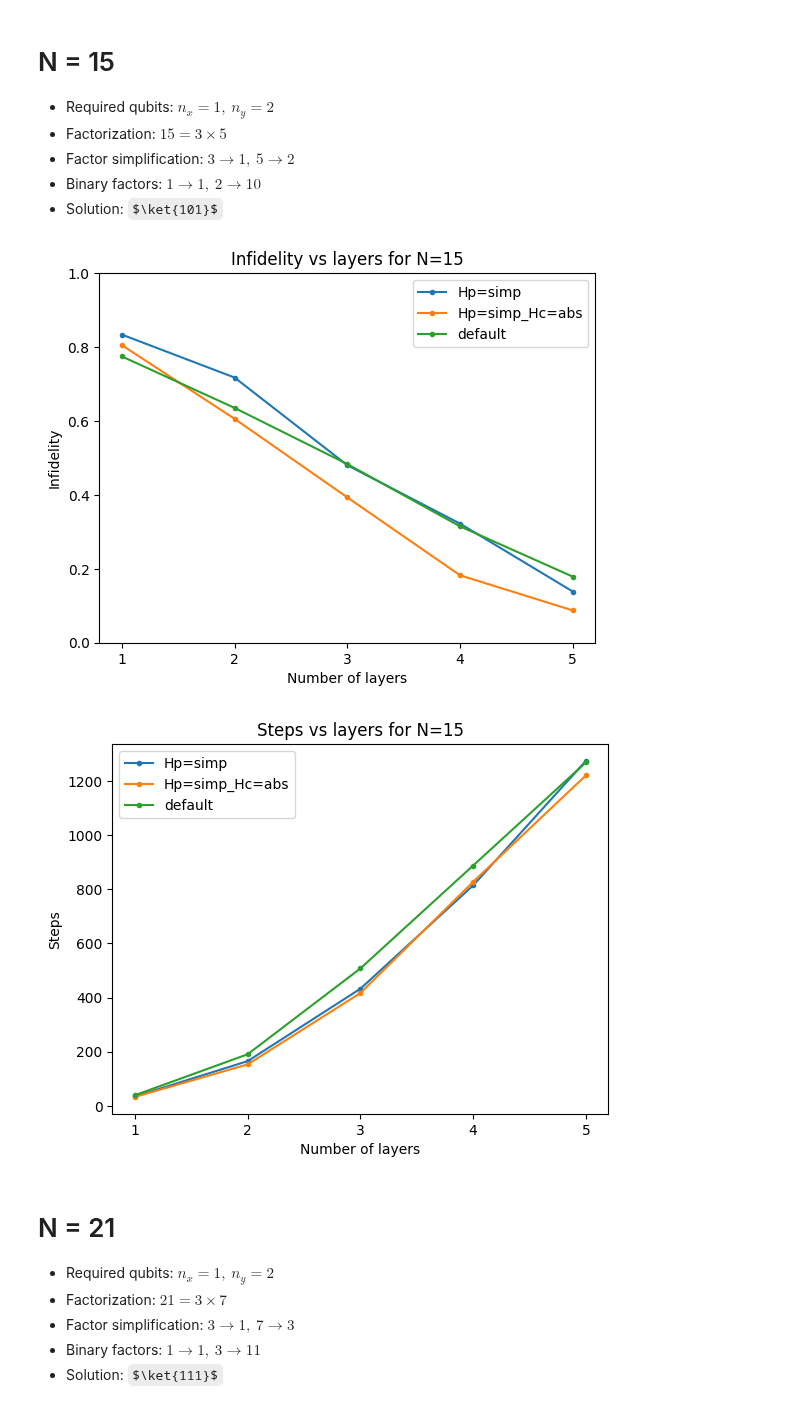
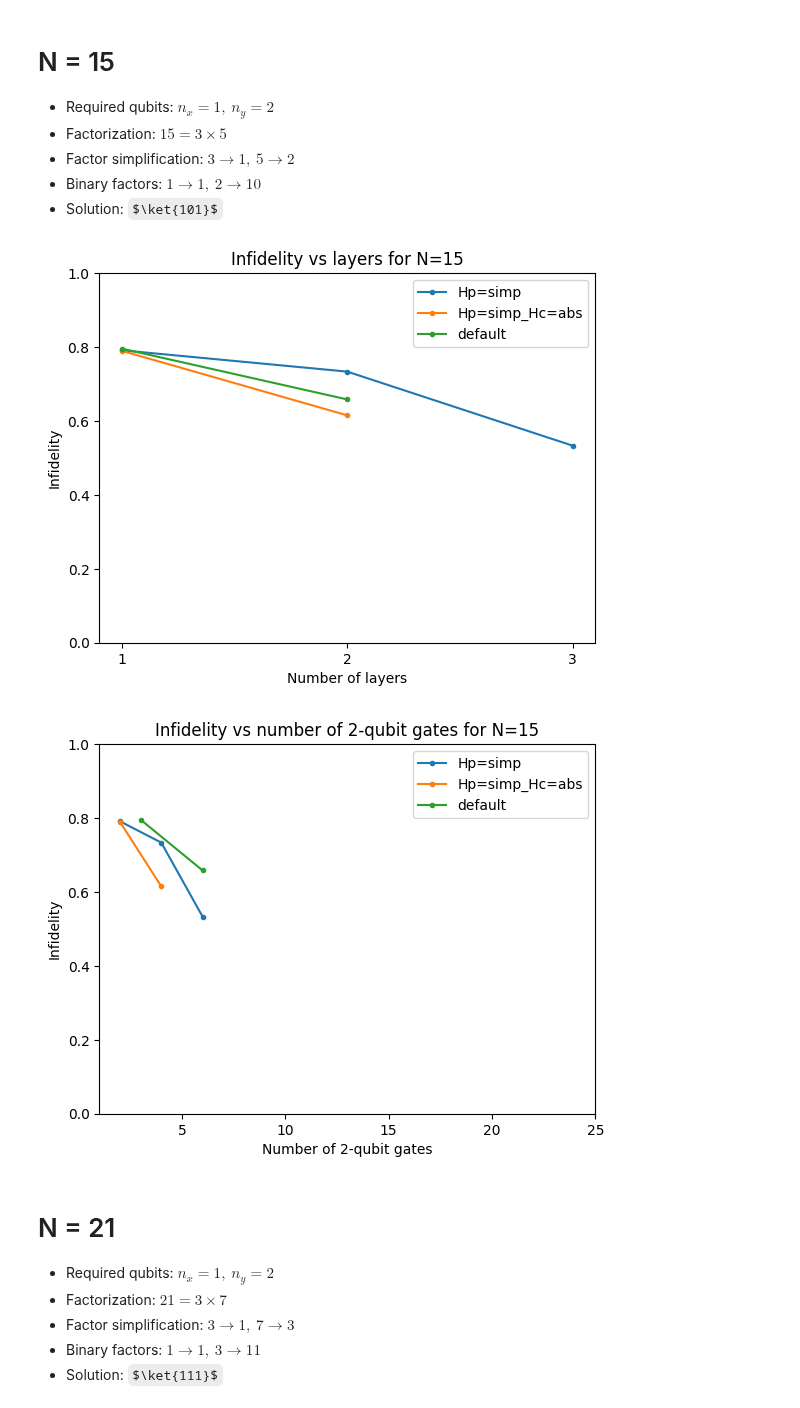
Before and after one commit to fpllcr/master-thesis, a Jupyter notebook: qaoa_factorization/notebooks/analysis.ipynb, the cells around one changed output. Cells and saved outputs as stored; diff of their text form; code cells hidden in the pictures; some formulas as TeX source.

```diff
--- a/qaoa_factorization/notebooks/analysis.ipynb
+++ b/qaoa_factorization/notebooks/analysis.ipynb
@@ -13,26 +13,30 @@ warnings.simplefilter(action='ignore', category=FutureWarning)
 def get_setup(experiment):
     return '_'.join(experiment.split('_')[2:])
 # %%
-experiment_names = os.listdir('experiments')
+experiment_names = [e.removesuffix('_conf.json') for e in os.listdir('experiments') if e.endswith('_conf.json')]
 experiment_configs = []
 experiment_results = []
 
 for experiment in experiment_names:
     try:
-        with open(f'experiments/{experiment}/{experiment}_conf.json', 'r') as f:
+        with open(f'experiments/{experiment}_conf.json', 'r') as f:
             conf = json.load(f)
             conf['experiment'] = experiment
             conf['setup'] = get_setup(experiment)
             experiment_configs.append(conf)
 
-        result_path = f'experiments/{experiment}/{experiment}_results.jsonl'
-        result_date = datetime.fromtimestamp(os.path.getmtime(result_path))
-        result = pd.read_json(result_path,lines=True)
-        result['experiment'] = experiment
-        result['modification_date'] = result_date
-        experiment_results.append(result)
+        experiment_result_files = os.listdir(f'experiments/results/{experiment}')
+
+        for result_file in experiment_result_files:
+            result_date = datetime.strptime(result_file.split('_')[-1].split('.json')[0], '%Y%m%d%H%M%S')
+            result = pd.read_json(f'experiments/results/{experiment}/{result_file}',lines=True)
+            result['experiment'] = experiment
+            result['modification_date'] = result_date
+            experiment_results.append(result)
     except:
         print(f'Error reading experiment {experiment}')
 
 experiment_configs = pd.DataFrame(experiment_configs)
 experiment_results = pd.concat(experiment_results)
+experiment_results['num_1qub_gates'] = experiment_results['gate_sizes'].apply(lambda d: d['1'])
+experiment_results['num_2qub_gates'] = experiment_results['gate_sizes'].apply(lambda d: d['2'])
@@ -43,6 +65,8 @@ experiment_results_agg = (
         .agg({
             'iter': 'count',
             'steps': ['mean', 'median', 'std', 'max', 'min'],
+            'num_gates': ['mean', 'median', 'std', 'max', 'min'],
+            'num_2qub_gates': ['mean', 'median', 'std', 'max', 'min'],
             'cost': ['mean', 'median', 'std'],
             'fidelity': ['mean', 'median', 'std', 'max', 'min']
         })
@@ -74,7 +101,7 @@ layers = df['layers'].unique()
 
 for setup in setups:
     df_s = df[df['setup']==setup]
-    plt.plot('layers', 'infidelity_mean', data=df_s, marker='.')
+    plt.plot('layers', 'infidelity_median', data=df_s, marker='.')
     plt.xticks(ticks=layers)
 
 plt.title(f'Infidelity vs layers for N={N}')
@@ -83,19 +110,21 @@ plt.ylabel('Infidelity')
 plt.ylim(0,1)
 plt.legend(setups);
 # %% [output]
-[figure, old version]
+[figure, new version]
 # %%
 for setup in setups:
     df_s = df[df['setup']==setup]
-    plt.plot('layers', 'steps_mean', data=df_s, marker='.')
+    plt.plot('num_2qub_gates_max', 'infidelity_median', data=df_s, marker='.')
     plt.xticks(ticks=layers)
 
-plt.title(f'Steps vs layers for N={N}')
-plt.xlabel('Number of layers')
-plt.ylabel('Steps')
+plt.title(f'Infidelity vs number of 2-qubit gates for N={N}')
+plt.xlabel('Number of 2-qubit gates')
+plt.xticks([5,10,15,20,25])
+plt.ylabel('Infidelity')
+plt.ylim(0,1)
 plt.legend(setups);
 # %% [output]
-[figure, old version]
+[figure, new version]
 # %% [markdown]
 # N = 21
 
```
Also changed, not shown: parts of 6 cells of this notebook, 52 other files.
